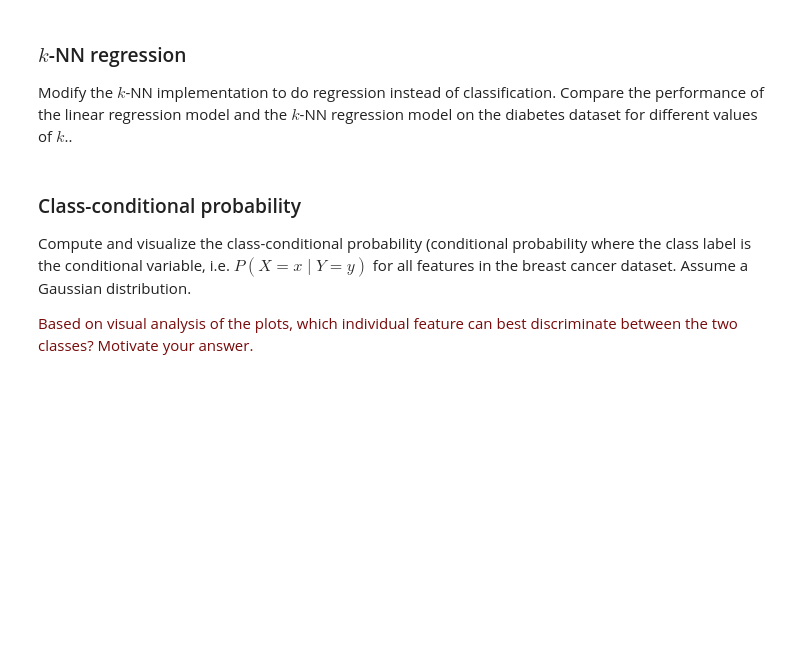
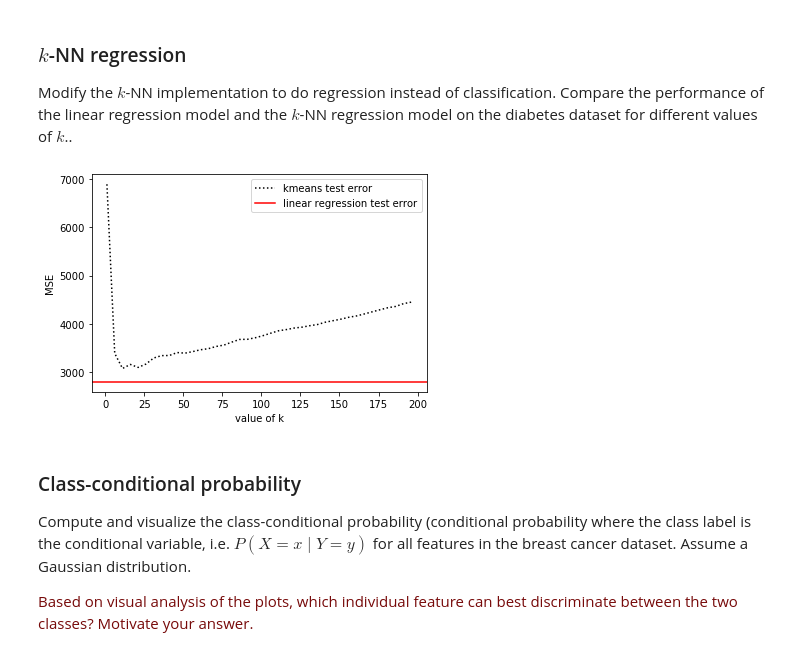
Before and after one commit to max-de-rooij/8dm50-machine-learning, a Jupyter notebook: practicals/week_1.ipynb, the cells around one changed output. Drawn from its saved outputs; the diff is of its cells as text; code cells hidden in the pictures; blank space fills up the shorter version.

```diff
--- a/practicals/week_1.ipynb
+++ b/practicals/week_1.ipynb
@@ -155,6 +201,27 @@ Implement a $k$-Nearest neighbors classifier from scratch in Python using only b
 ### $k$-NN regression
 
 Modify the $k$-NN implementation to do regression instead of classification. Compare the performance of the linear regression model and the $k$-NN regression model on the diabetes dataset for different values of $k$..
+# %%
+from linear_regression import knn_regression
+
+X_train = diabetes.data[:300, :]
+y_train = diabetes.target[:300, np.newaxis]
+X_test = diabetes.data[300:, :]
+y_test = diabetes.target[300:, np.newaxis]
+mse_kmeans = []
+for k in kran:
+    y_hat = knn_regression(X_train,y_train, k, X_test)
+    err = y_test[:]-np.array(y_hat)[:,np.newaxis]
+    err = err.ravel()
+    mse_kmeans.append((1/len(y_test))*(np.transpose(err).dot(err)))
+plt.plot(kran,mse_kmeans,'k:')
+plt.xlabel('value of k')
+plt.ylabel('MSE')
+plt.axhline(mse_test,color='r')
+plt.legend(['kmeans test error', 'linear regression test error'])
+plt.show()
+# %% [output]
+[figure, added]
 # %% [markdown]
 ### Class-conditional probability
 
```
Also changed, not shown: parts of 4 cells of this notebook, 1 other file.
